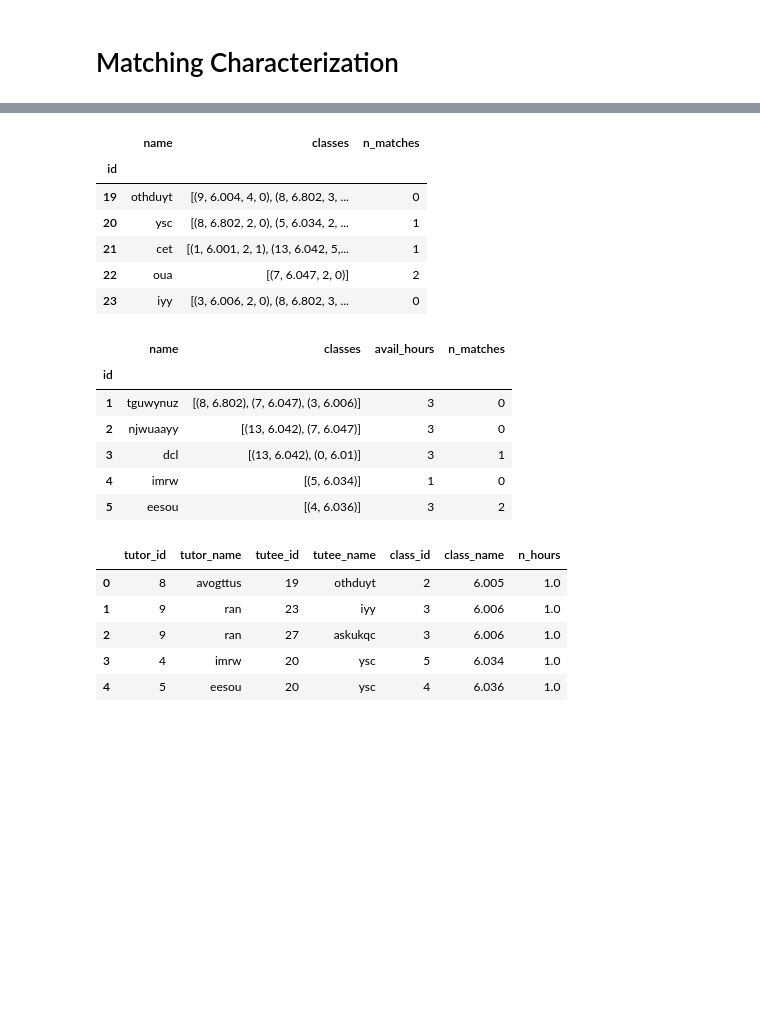
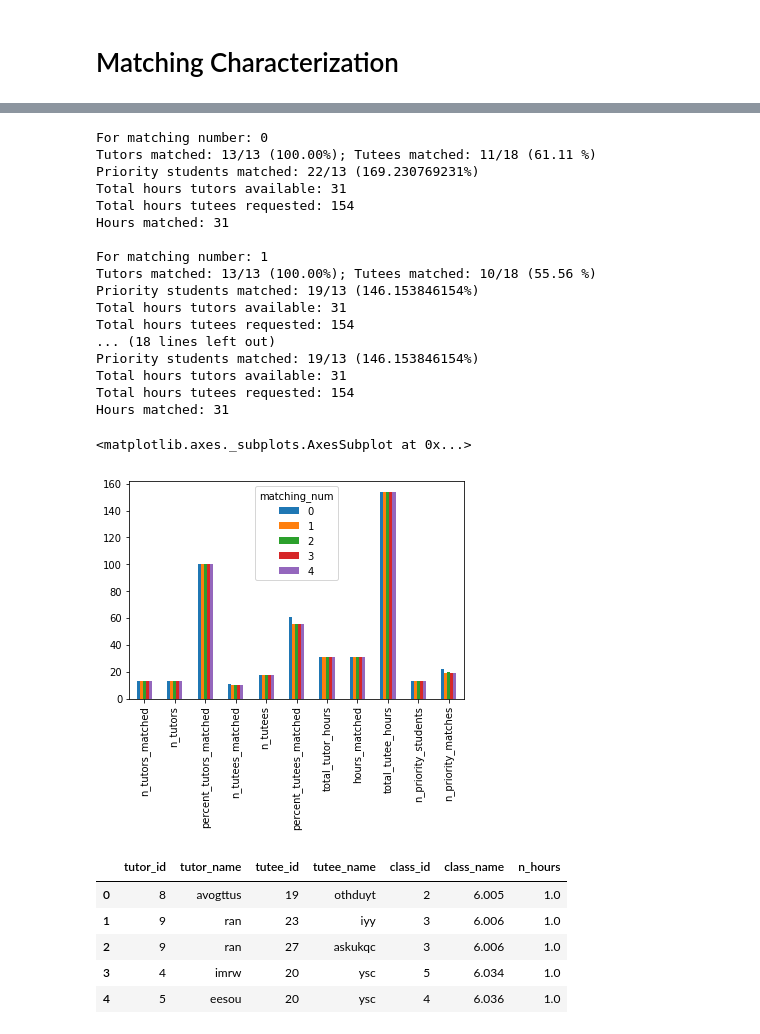
Before and after one commit to neighthan/class_matching, a Jupyter notebook: tutor_tutee_matching.ipynb, the cells around one changed output, grey strips where cells are left out. Drawn from its saved outputs; the diff is of its cells as text; code cells hidden in the pictures; blank space fills up the shorter version.

```diff
--- a/tutor_tutee_matching.ipynb
+++ b/tutor_tutee_matching.ipynb
@@ -474,0 +604,4 @@ This may be helpful. I did just confirm that in my example file, only 16/18 tuto
+# %%
+# pretend that some tutors were left with no matches, just to test
+tutor_info = pd.DataFrame([[9999, 'oaisjdf', [(2, '6.005')], 2, 0]], columns=['id', 'name', 'classes', 'avail_hours', 'n_matches']).set_index('id')
+zero_match_tutors = tutor_info[tutor_info.n_matches == 0]
@@ -474,0 +650,8 @@ This may be helpful. I did just confirm that in my example file, only 16/18 tuto
+# %%
+# call main again, just in case, and append any new matchings
+tutor_info.to_csv('tmp/tutor_info.txt', sep='\t', header=None)
+tutee_info.to_csv('tmp/tutee_info.txt', sep='\t', header=None)
+
+matching = match.main('tmp/', max_hours, verbose, use_product, lambda_classes, lambda_students, iterative_matching=True, return_matching=True)
+update_info(tutor_info, tutee_info, matching)
+matchings = pd.concat((matchings, matching))
@@ -474,0 +663,4 @@ This may be helpful. I did just confirm that in my example file, only 16/18 tuto
+# %%
+hours_remaining = tutor_info_complete.avail_hours - matchings.groupby('tutor_id').n_hours.sum().sort_index()
+hours_remaining = hours_remaining[hours_remaining > 0]
+hours_remaining
@@ -569,30 +824,32 @@ Hours matched: 26.0
+# %%
+stats = print_matching_info(range(5), verbose=True)
+stats.transpose().plot.bar()
+# %% [output]
+For matching number: 0
+Tutors matched: 13/13 (100.00%); Tutees matched: 11/18 (61.11 %)
+Priority students matched: 22/13 (169.230769231%)
+Total hours tutors available: 31
+Total hours tutees requested: 154
+Hours matched: 31
+
+For matching number: 1
+Tutors matched: 13/13 (100.00%); Tutees matched: 10/18 (55.56 %)
+Priority students matched: 19/13 (146.153846154%)
+Total hours tutors available: 31
+Total hours tutees requested: 154
+... (18 lines left out)
+Priority students matched: 19/13 (146.153846154%)
+Total hours tutors available: 31
+Total hours tutees requested: 154
+Hours matched: 31
+<matplotlib.axes._subplots.AxesSubplot at 0x...>
+[figure, added]
 # %%
-tutee_info.head()
+matching.head()
 # %% [output]
-|  | name | classes | n_matches |
-| id |  |  |  |
-| 19 | othduyt | [(9, 6.004, 4, 0), (8, 6.802, 3, ... | 0 |
-| 20 | ysc | [(8, 6.802, 2, 0), (5, 6.034, 2, ... | 1 |
-| 21 | cet | [(1, 6.001, 2, 1), (13, 6.042, 5,... | 1 |
-| 22 | oua | [(7, 6.047, 2, 0)] | 2 |
-| 23 | iyy | [(3, 6.006, 2, 0), (8, 6.802, 3, ... | 0 |
+|  | tutor_id | tutor_name | tutee_id | tutee_name | class_id | class_name | n_hours |
+| 0 | 8 | avogttus | 19 | othduyt | 2 | 6.005 | 1.0 |
+| 1 | 9 | ran | 23 | iyy | 3 | 6.006 | 1.0 |
+| 2 | 9 | ran | 27 | askukqc | 3 | 6.006 | 1.0 |
+| 3 | 4 | imrw | 20 | ysc | 5 | 6.034 | 1.0 |
+| 4 | 5 | eesou | 20 | ysc | 4 | 6.036 | 1.0 |
-# %%
-tutor_info.head()
-# %% [output]
-|  | name | classes | avail_hours | n_matches |
-| id |  |  |  |  |
-| 1 | tguwynuz | [(8, 6.802), (7, 6.047), (3, 6.006)] | 3 | 0 |
-| 2 | njwuaayy | [(13, 6.042), (7, 6.047)] | 3 | 0 |
-| 3 | dcl | [(13, 6.042), (0, 6.01)] | 3 | 1 |
-| 4 | imrw | [(5, 6.034)] | 1 | 0 |
-| 5 | eesou | [(4, 6.036)] | 3 | 2 |
-# %%
-
-matching.head()
-# %% [output]
-|  | tutor_id | tutor_name | tutee_id | tutee_name | class_id | class_name | n_hours |
-| 0 | 8 | avogttus | 19 | othduyt | 2 | 6.005 | 1.0 |
-| 1 | 9 | ran | 23 | iyy | 3 | 6.006 | 1.0 |
-| 2 | 9 | ran | 27 | askukqc | 3 | 6.006 | 1.0 |
-| 3 | 4 | imrw | 20 | ysc | 5 | 6.034 | 1.0 |
-| 4 | 5 | eesou | 20 | ysc | 4 | 6.036 | 1.0 |
```
Also changed, not shown: parts of 21 cells of this notebook, 1 other file.
